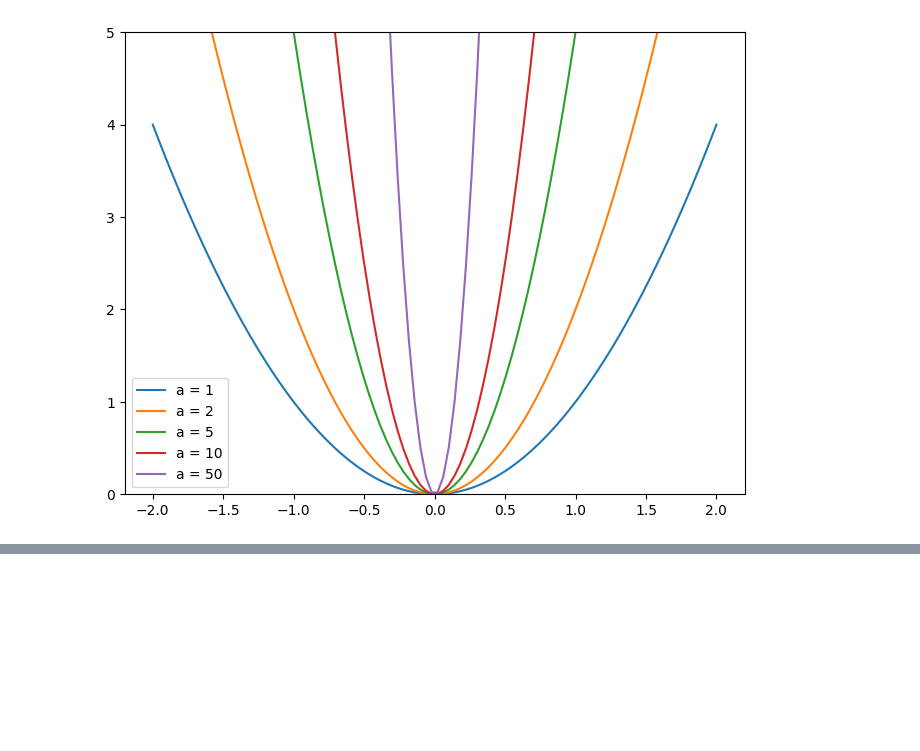
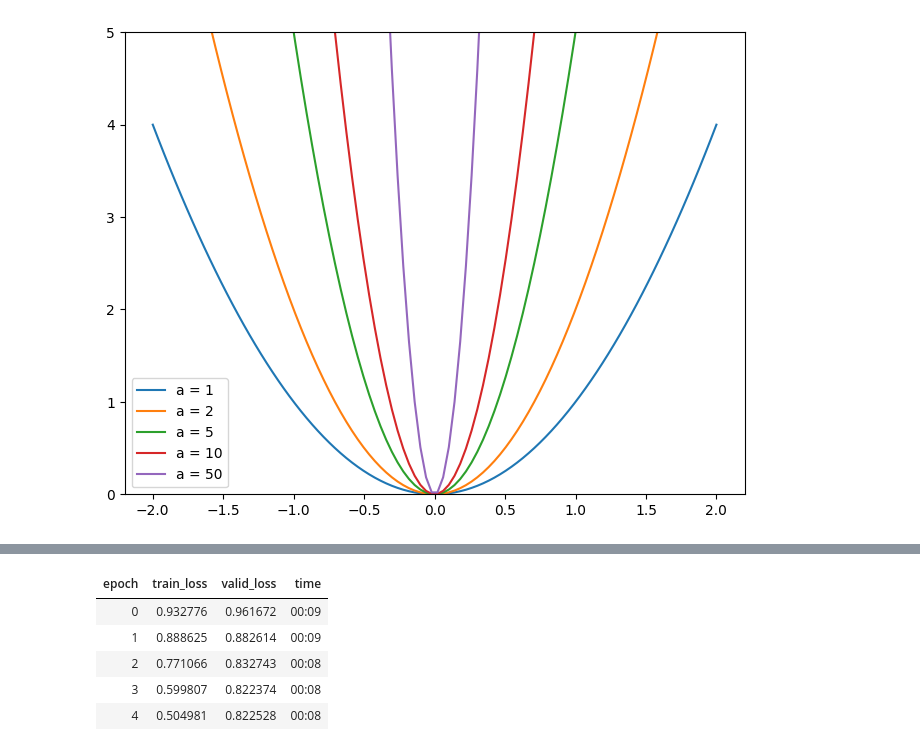
Before and after one commit to bil-ardhry/fastai_course_22, a Jupyter notebook: Collaborate_Filtering_Deepdive.ipynb, the cells around one changed output, grey strips where cells are left out. Drawn from its saved outputs; the diff is of its cells as text; code cells hidden in the pictures; blank space fills up the shorter version.

```diff
--- a/Collaborate_Filtering_Deepdive.ipynb
+++ b/Collaborate_Filtering_Deepdive.ipynb
@@ -279,0 +287,11 @@ ax.legend();
+# %%
+model = DotProductBias(n_users, n_movies, 50)
+learn = Learner(dls, model, loss_func=MSELossFlat())
+learn.fit_one_cycle(5, 5e-3, wd=0.1)
+# %% [output]
+| epoch | train_loss | valid_loss | time |
+| 0 | 0.932776 | 0.961672 | 00:09 |
+| 1 | 0.888625 | 0.882614 | 00:09 |
+| 2 | 0.771066 | 0.832743 | 00:08 |
+| 3 | 0.599807 | 0.822374 | 00:08 |
+| 4 | 0.504981 | 0.822528 | 00:08 |
```
Also changed, not shown: parts of 4 cells of this notebook.
